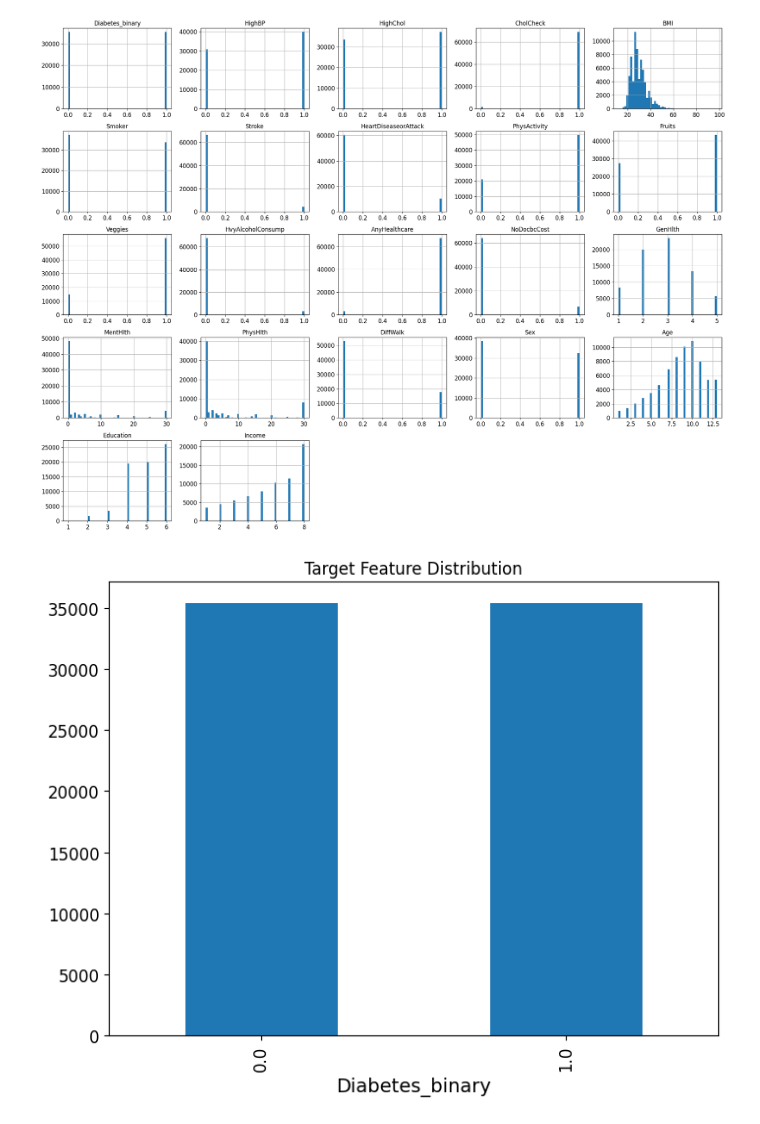
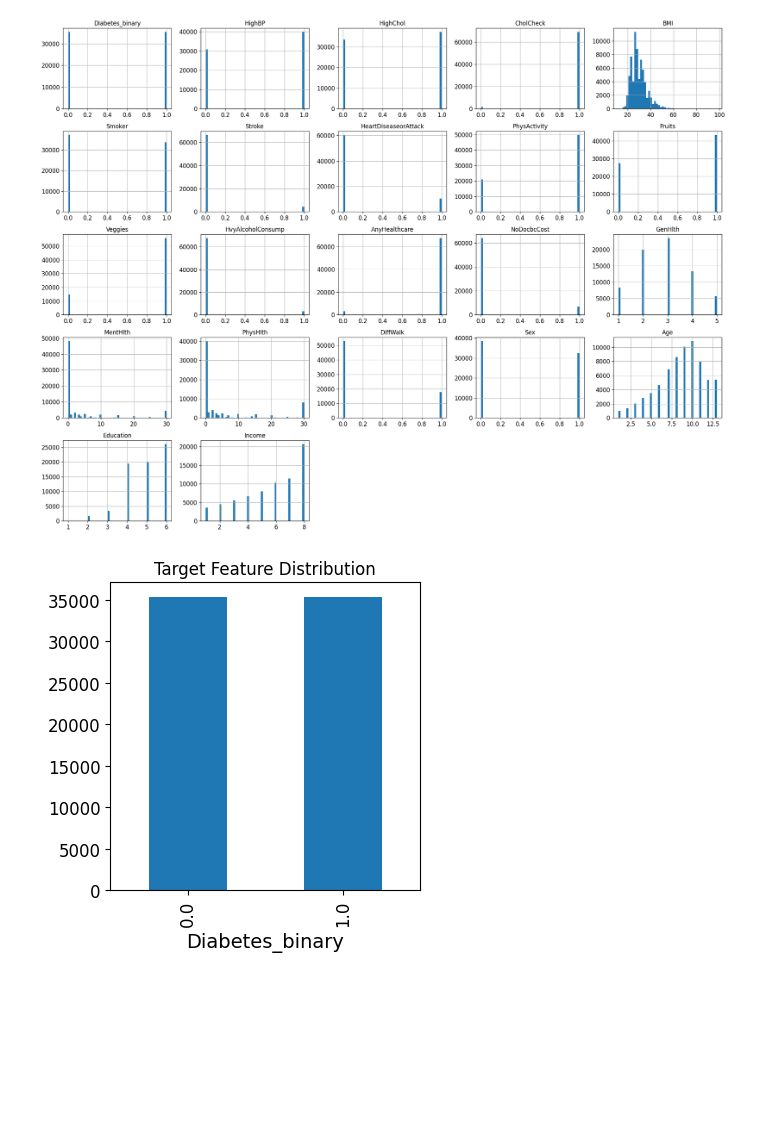
Before and after one commit to k23mhadh/DIABETES_ML_PROJECT, a Jupyter notebook: diabetes_classification.ipynb, the cells around one changed output. Cells and saved outputs as stored; diff of their text form; code cells hidden in the pictures; blank space fills up the shorter version.

```diff
--- a/diabetes_classification.ipynb
+++ b/diabetes_classification.ipynb
@@ -185,10 +185,10 @@ Saving figure attribute_histogram_plots
 # %%
 # Target feature study
 target_feature = 'Diabetes_binary'
-diabetes[target_feature].value_counts().plot(kind='bar', title='Target Feature Distribution', figsize=(8, 6))
+diabetes[target_feature].value_counts().plot(kind='bar', title='Target Feature Distribution', figsize=(4, 4))
 plt.show()
 # %% [output]
-[figure, old version]
+[figure, new version]
 # %%
 # Interpretation and Decision:
 # The target class is balanced , This is ideal because it ensures that the model will not be biased toward the majority class (in case of inbalanced).
```
Also changed, not shown: parts of 6 cells of this notebook.
